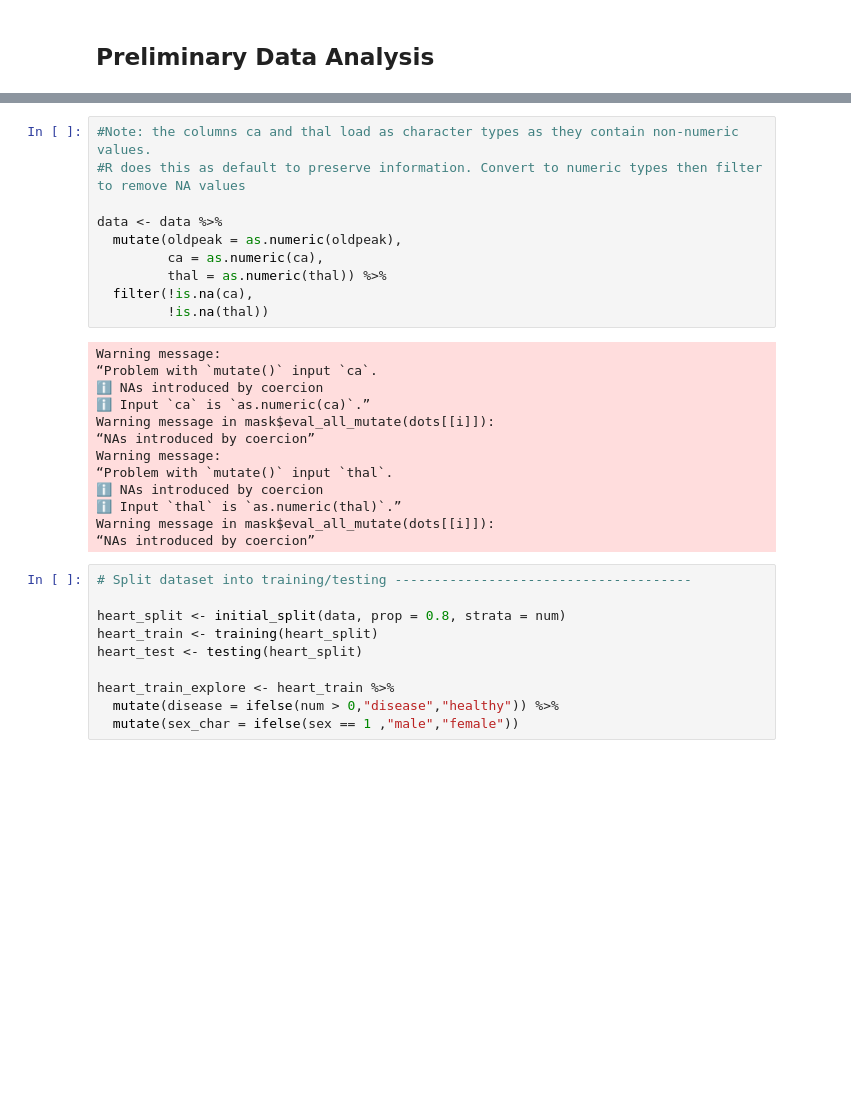
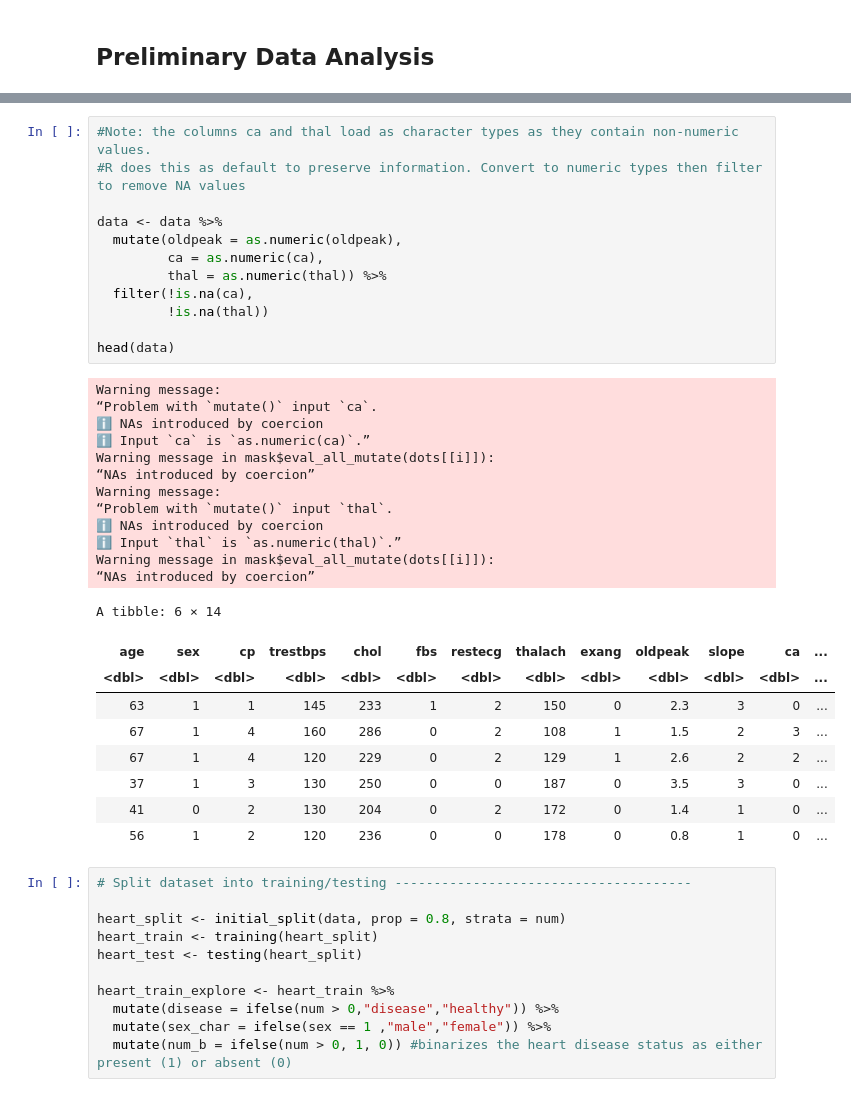
Before and after one commit to Mellaw/DSCI100_T44, a Jupyter notebook: T44_Proposal.ipynb, the cells around one changed output, grey strips where cells are left out. Drawn from its saved outputs; the diff is of its cells as text; blank space fills up the shorter version.

```diff
--- a/T44_Proposal.ipynb
+++ b/T44_Proposal.ipynb
@@ -86,26 +81,37 @@ A data.frame: 14 × 1
 # %%
 #Note: the columns ca and thal load as character types as they contain non-numeric values.
 #R does this as default to preserve information. Convert to numeric types then filter to remove NA values
 
 data <- data %>%
   mutate(oldpeak = as.numeric(oldpeak),
          ca = as.numeric(ca),
          thal = as.numeric(thal)) %>%
   filter(!is.na(ca),
          !is.na(thal))
+
+head(data)
 # %% [output]
 Warning message:
 “Problem with `mutate()` input `ca`.
 ℹ NAs introduced by coercion
 ℹ Input `ca` is `as.numeric(ca)`.”
 Warning message in mask$eval_all_mutate(dots[[i]]):
 “NAs introduced by coercion”
 Warning message:
 “Problem with `mutate()` input `thal`.
 ℹ NAs introduced by coercion
 ℹ Input `thal` is `as.numeric(thal)`.”
 Warning message in mask$eval_all_mutate(dots[[i]]):
 “NAs introduced by coercion”
+A tibble: 6 × 14
+| age | sex | cp | trestbps | chol | fbs | restecg | thalach | exang | oldpeak | slope | ca | ... |
+| <dbl> | <dbl> | <dbl> | <dbl> | <dbl> | <dbl> | <dbl> | <dbl> | <dbl> | <dbl> | <dbl> | <dbl> | ... |
+| 63 | 1 | 1 | 145 | 233 | 1 | 2 | 150 | 0 | 2.3 | 3 | 0 | ... |
+| 67 | 1 | 4 | 160 | 286 | 0 | 2 | 108 | 1 | 1.5 | 2 | 3 | ... |
+| 67 | 1 | 4 | 120 | 229 | 0 | 2 | 129 | 1 | 2.6 | 2 | 2 | ... |
+| 37 | 1 | 3 | 130 | 250 | 0 | 0 | 187 | 0 | 3.5 | 3 | 0 | ... |
+| 41 | 0 | 2 | 130 | 204 | 0 | 2 | 172 | 0 | 1.4 | 1 | 0 | ... |
+| 56 | 1 | 2 | 120 | 236 | 0 | 0 | 178 | 0 | 0.8 | 1 | 0 | ... |
 # %%
 # Split dataset into training/testing --------------------------------------
 
@@ -115,7 +121,8 @@ heart_test <- testing(heart_split)
 
 heart_train_explore <- heart_train %>%
   mutate(disease = ifelse(num > 0,"disease","healthy")) %>%
-  mutate(sex_char = ifelse(sex == 1 ,"male","female"))
+  mutate(sex_char = ifelse(sex == 1 ,"male","female")) %>%
+  mutate(num_b = ifelse(num > 0, 1, 0)) #binarizes the heart disease status as either present (1) or absent (0)
 # %%
 # Exploratory Tables ------------------------------------------------------
 heart_proportions <- heart_train %>%
```
Also changed, not shown: parts of 12 cells of this notebook.
